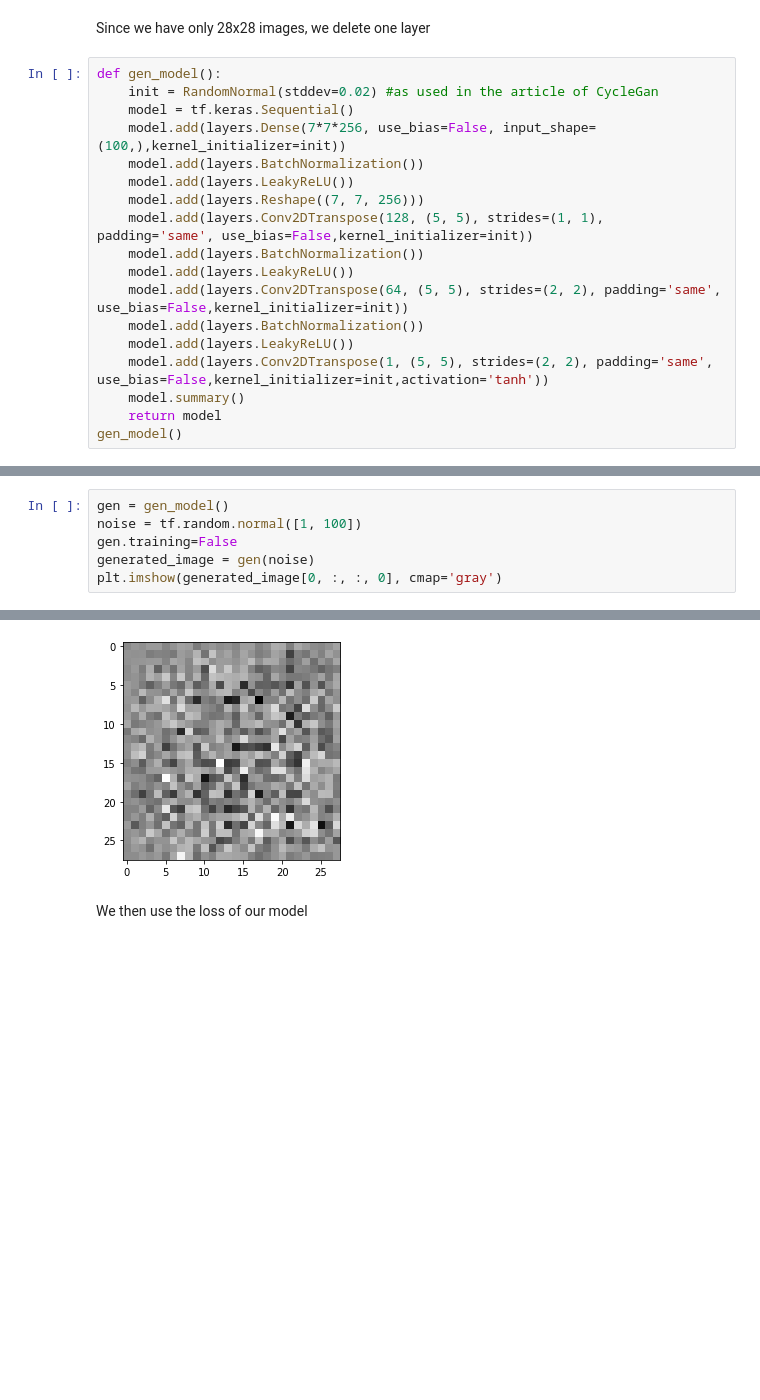
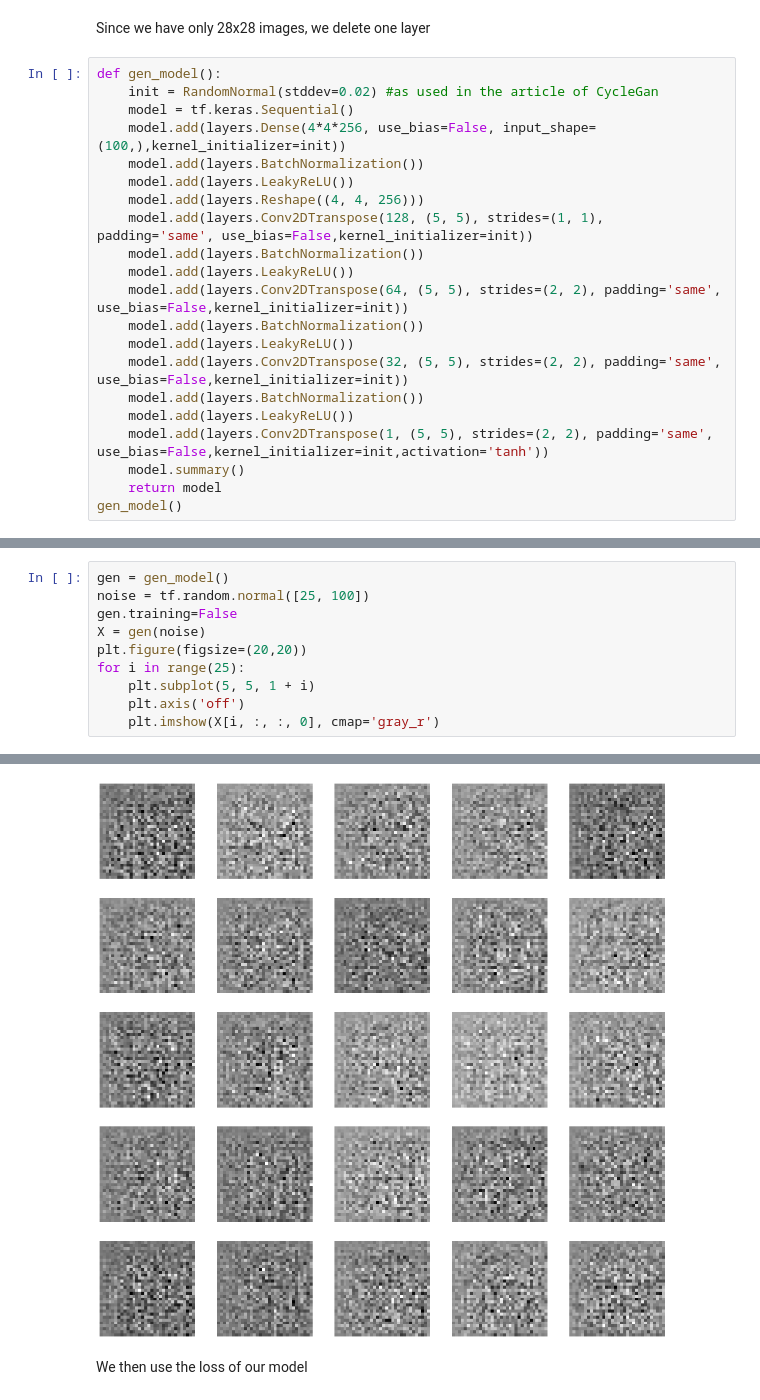
Before and after one commit to melchior-prugniaud/DL-DCGAN-CYCLEGAN, a Jupyter notebook: Cycle_GAN_Implementation.ipynb, the cells around one changed output, grey strips where cells are left out. Cells and saved outputs as stored; diff of their text form; blank space fills up the shorter version.

```diff
--- a/Cycle_GAN_Implementation.ipynb
+++ b/Cycle_GAN_Implementation.ipynb
@@ -218,16 +221,19 @@ Since we have only 28x28 images, we delete one layer
 def gen_model():
     init = RandomNormal(stddev=0.02) #as used in the article of CycleGan
     model = tf.keras.Sequential()
-    model.add(layers.Dense(7*7*256, use_bias=False, input_shape=(100,),kernel_initializer=init))
+    model.add(layers.Dense(4*4*256, use_bias=False, input_shape=(100,),kernel_initializer=init))
     model.add(layers.BatchNormalization())
     model.add(layers.LeakyReLU())
-    model.add(layers.Reshape((7, 7, 256)))
+    model.add(layers.Reshape((4, 4, 256)))
     model.add(layers.Conv2DTranspose(128, (5, 5), strides=(1, 1), padding='same', use_bias=False,kernel_initializer=init))
     model.add(layers.BatchNormalization())
     model.add(layers.LeakyReLU())
     model.add(layers.Conv2DTranspose(64, (5, 5), strides=(2, 2), padding='same', use_bias=False,kernel_initializer=init))
     model.add(layers.BatchNormalization())
     model.add(layers.LeakyReLU())
+    model.add(layers.Conv2DTranspose(32, (5, 5), strides=(2, 2), padding='same', use_bias=False,kernel_initializer=init))
+    model.add(layers.BatchNormalization())
+    model.add(layers.LeakyReLU())
     model.add(layers.Conv2DTranspose(1, (5, 5), strides=(2, 2), padding='same', use_bias=False,kernel_initializer=init,activation='tanh'))
     model.summary()
     return model
@@ -253,8 +259,12 @@ _________________________________________________________________
 <tensorflow.python.keras.engine.sequential.Sequential at 0x...>
 # %%
 gen = gen_model()
-noise = tf.random.normal([1, 100])
+noise = tf.random.normal([25, 100])
 gen.training=False
-generated_image = gen(noise)
-plt.imshow(generated_image[0, :, :, 0], cmap='gray')
+X = gen(noise)
+plt.figure(figsize=(20,20))
+for i in range(25):
+	plt.subplot(5, 5, 1 + i)
+	plt.axis('off')
+	plt.imshow(X[i, :, :, 0], cmap='gray_r')
 # %% [output]
@@ -279,3 +288,3 @@ _________________________________________________________________
-[figure, old version]
+[figure, new version]
 # %% [markdown]
 We then use the loss of our model
```
Also changed, not shown: parts of 28 cells of this notebook.
